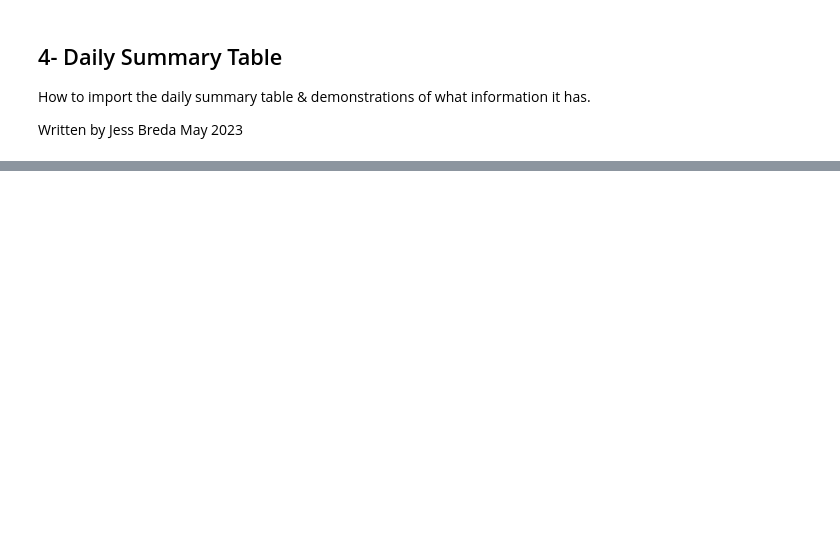
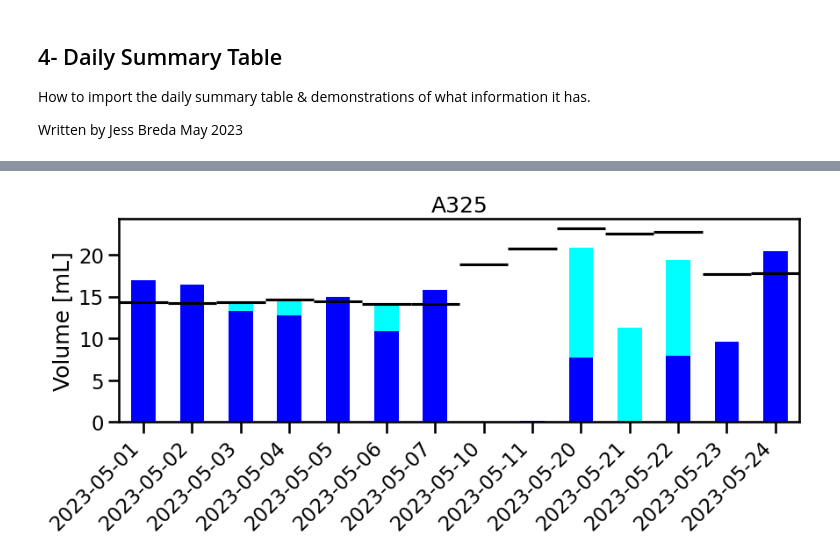
Before and after one commit to jess-breda/DataJoint-SQL-Tutorial, a Jupyter notebook: 4-daily-summary-table.ipynb, the cells around one changed output, grey strips where cells are left out. Saved outputs shown, nothing was run; the diff lists cells and outputs as text; code cells hidden in the pictures; blank space fills up the shorter version.

```diff
--- a/4-daily-summary-table.ipynb
+++ b/4-daily-summary-table.ipynb
@@ -97,0 +107,7 @@ _ = ax.set_xticklabels(ax.get_xticklabels(), rotation=45)
+# %%
+# Plot water restriction over dates
+
+fig,ax = make_fig()
+plot_water_restriction(animal_df, ax, title=ANIMAL_ID[0], legend=False)
+# %% [output]
+[figure, added]
```
Also changed, not shown: parts of 44 cells of this notebook, 2 other files.
